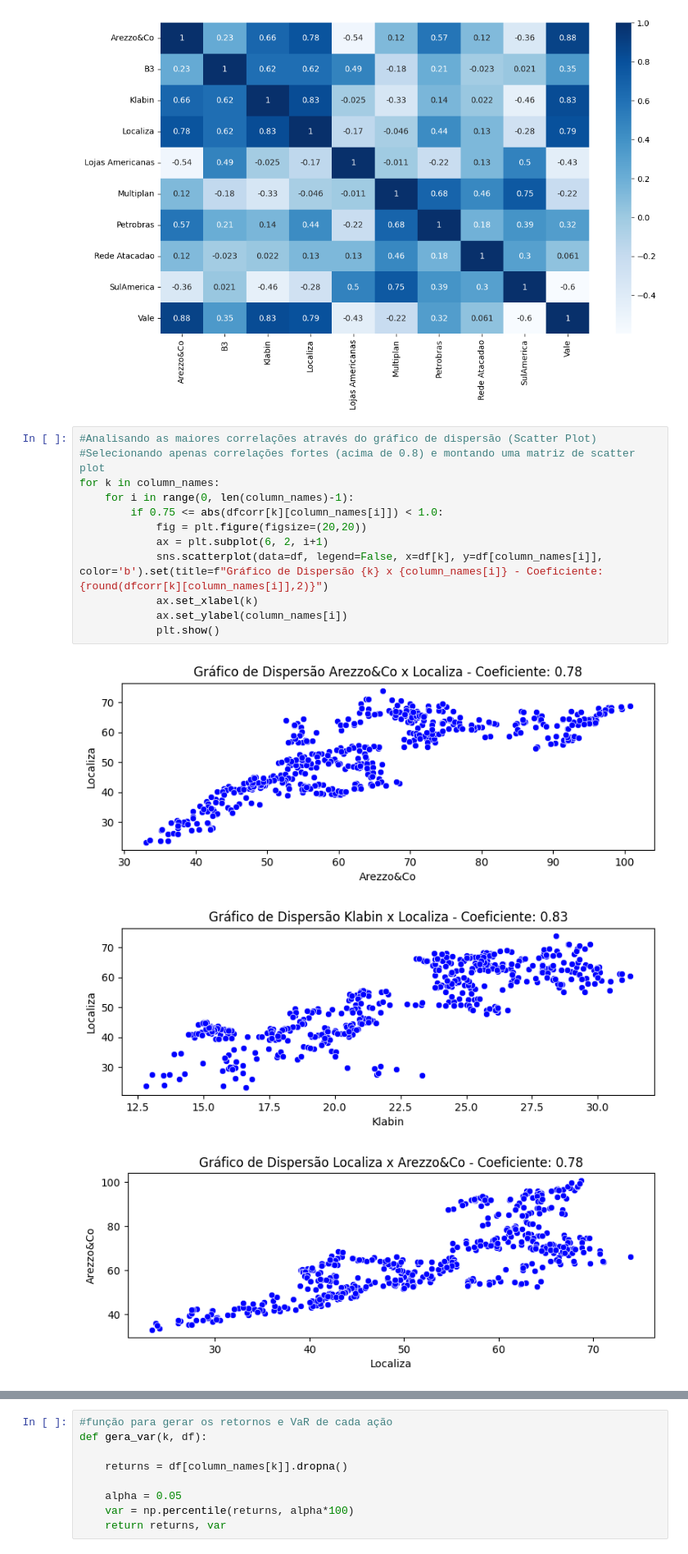
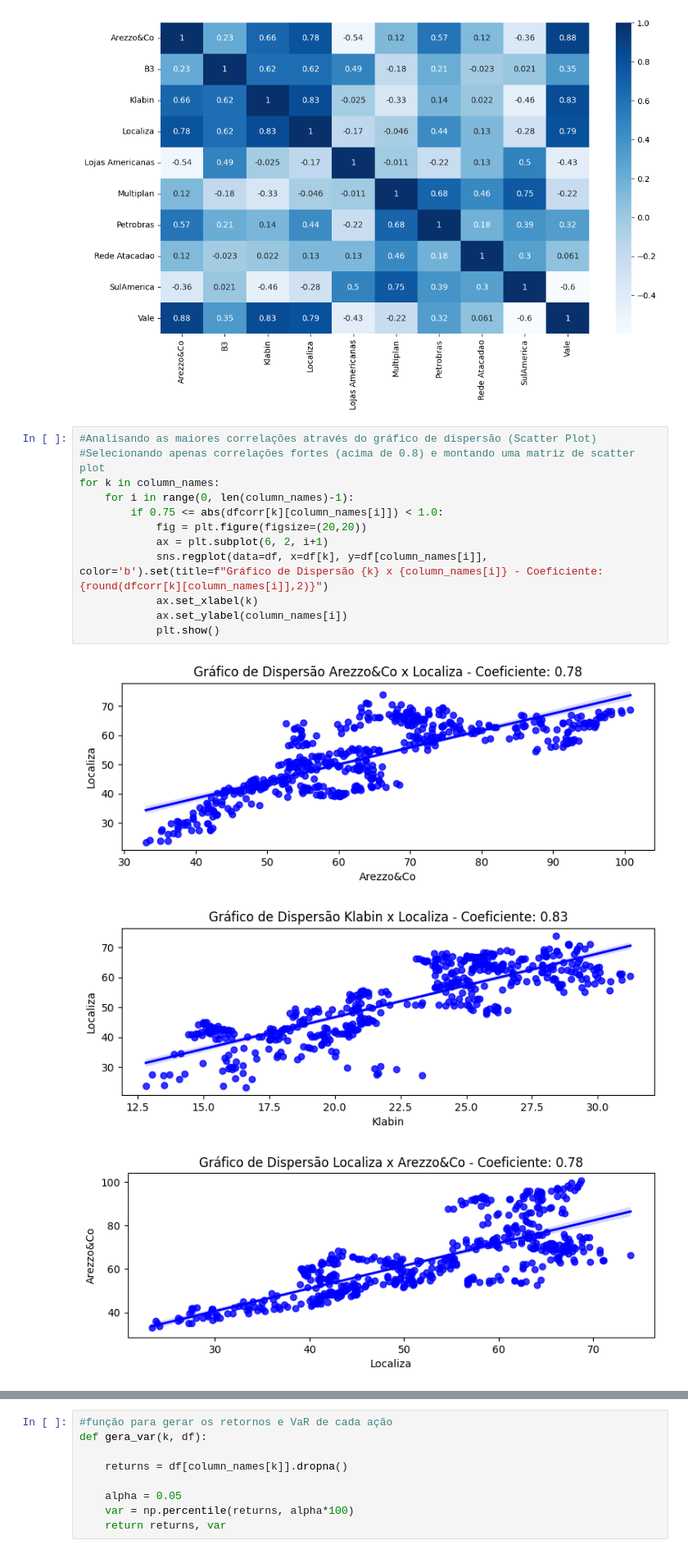
Before and after one commit to davidsagg/data_projects, a Jupyter notebook: case_VaR/Case_VaR.ipynb, the cells around one changed output, grey strips where cells are left out. Shown at 82% size. Drawn from its saved outputs; the diff is of its cells as text.

```diff
--- a/case_VaR/Case_VaR.ipynb
+++ b/case_VaR/Case_VaR.ipynb
@@ -201,16 +213,16 @@ plt.show()
 # %%
 #Analisando as maiores correlações através do gráfico de dispersão (Scatter Plot)
 #Selecionando apenas correlações fortes (acima de 0.8) e montando uma matriz de scatter plot
 for k in column_names:
     for i in range(0, len(column_names)-1):
         if 0.75 <= abs(dfcorr[k][column_names[i]]) < 1.0:
             fig = plt.figure(figsize=(20,20))
             ax = plt.subplot(6, 2, i+1)
-            sns.scatterplot(data=df, legend=False, x=df[k], y=df[column_names[i]], color='b').set(title=f"Gráfico de Dispersão {k} x {column_names[i]} - Coeficiente: {round(dfcorr[k][column_names[i]],2)}")
+            sns.regplot(data=df, x=df[k], y=df[column_names[i]], color='b').set(title=f"Gráfico de Dispersão {k} x {column_names[i]} - Coeficiente: {round(dfcorr[k][column_names[i]],2)}")
             ax.set_xlabel(k)
             ax.set_ylabel(column_names[i])
             plt.show()
 # %% [output]
-[figure, old version]
+[figure, new version]
-[figure, old version]
+[figure, new version]
-[figure, old version]
+[figure, new version]
```
Also changed, not shown: parts of 3 cells of this notebook.
